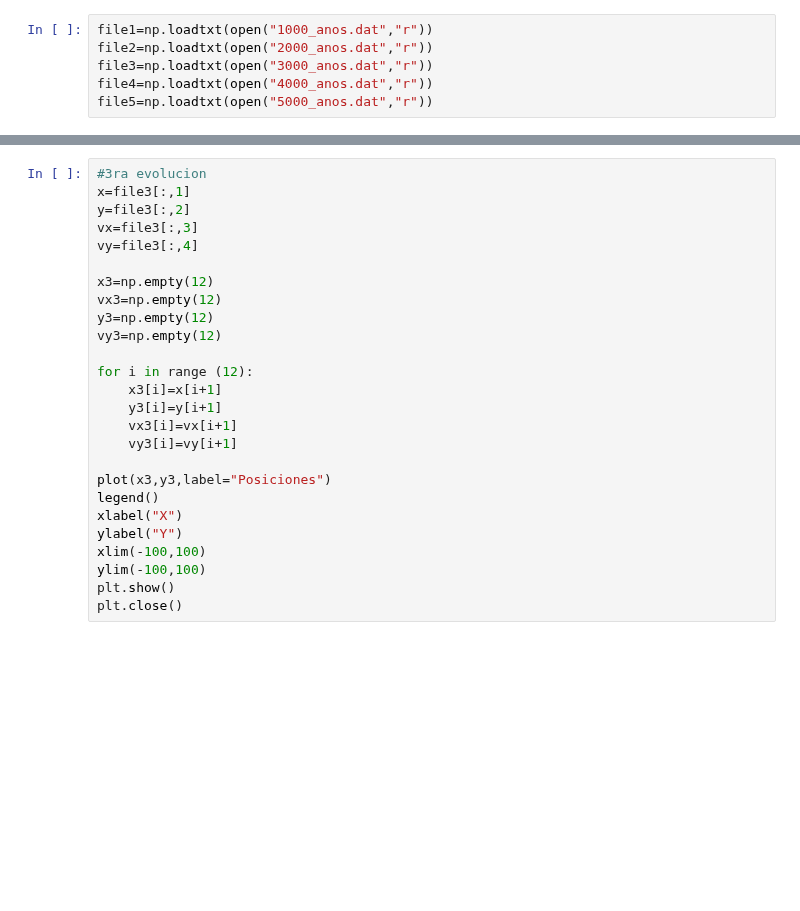
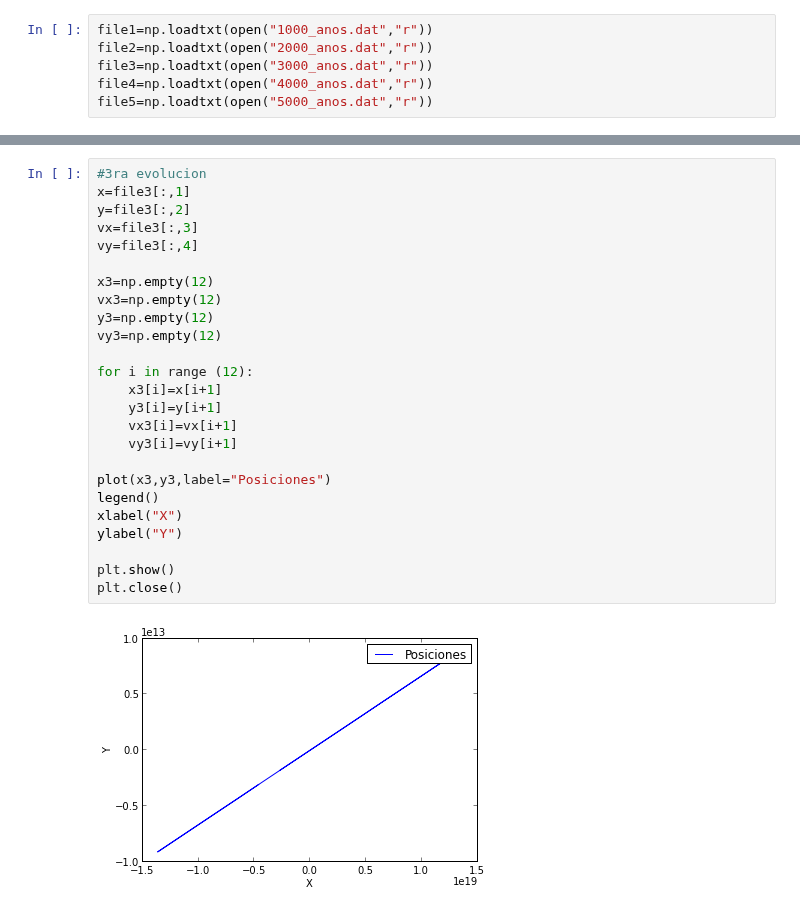
Before and after one commit to daniel-lozano/tarea6, a Jupyter notebook: plots_evoluciones.ipynb, the cells around one changed output, grey strips where cells are left out. Drawn from its saved outputs; the diff is of its cells as text; blank space fills up the shorter version.

```diff
--- a/plots_evoluciones.ipynb
+++ b/plots_evoluciones.ipynb
@@ -95,29 +126,30 @@ plt.close()
 # %%
 #3ra evolucion
 x=file3[:,1]
 y=file3[:,2]
 vx=file3[:,3]
 vy=file3[:,4]
 
 x3=np.empty(12)
 vx3=np.empty(12)
 y3=np.empty(12)
 vy3=np.empty(12)
 
 for i in range (12):
     x3[i]=x[i+1]
     y3[i]=y[i+1]
     vx3[i]=vx[i+1]
     vy3[i]=vy[i+1]
 
 plot(x3,y3,label="Posiciones")
 legend()
 xlabel("X")
 ylabel("Y")
-xlim(-100,100)
-ylim(-100,100)
+
 plt.show()
 plt.close()
+# %% [output]
+[figure, added]
 # %%
 #
 x=file4[:,1]
```
Also changed, not shown: parts of 7 cells of this notebook, 12 other files.
